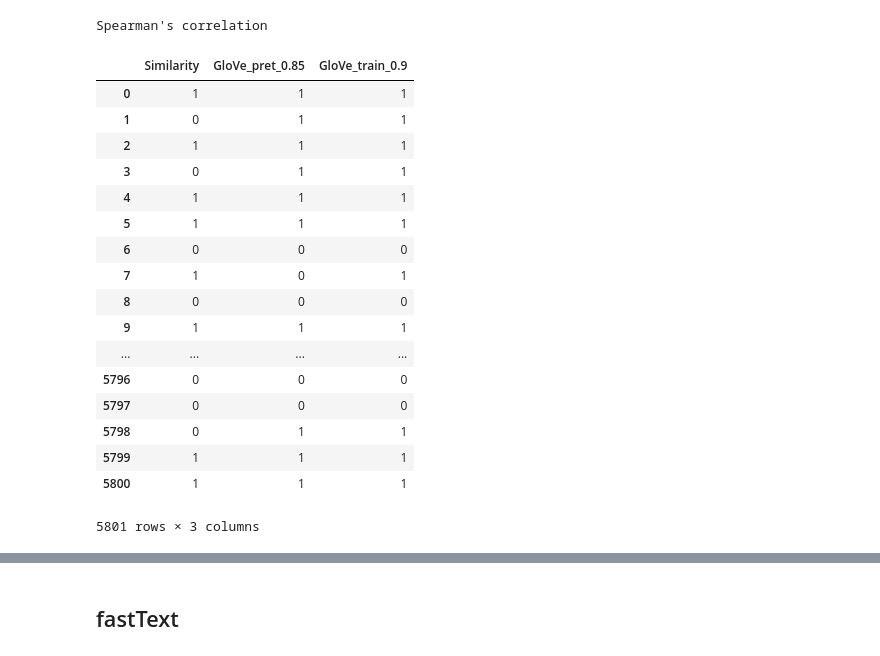
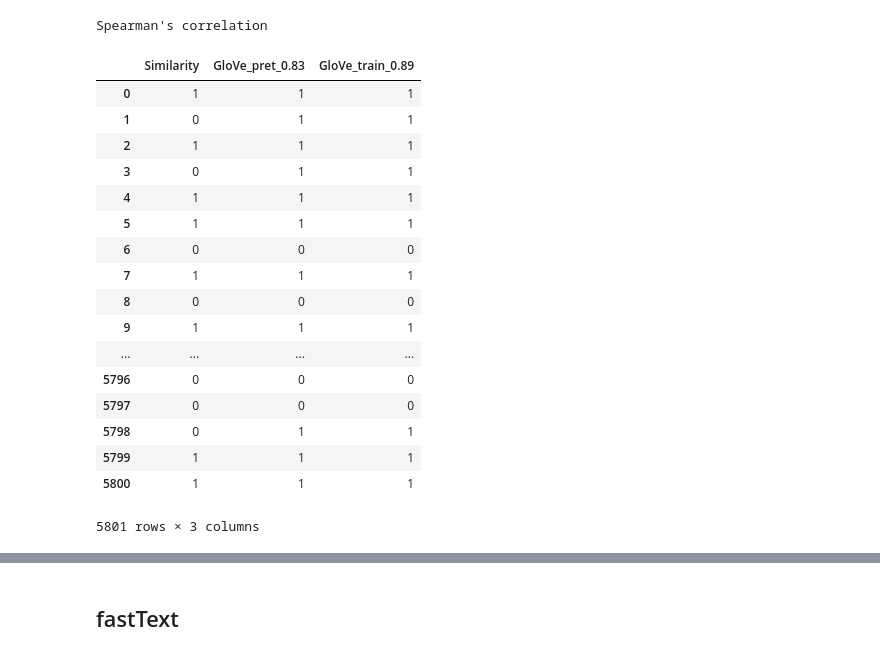
Before and after one commit to mar00nie/NLP-Text-Similarity, a Jupyter notebook: Text_Analysis.ipynb, the cells around one changed output, grey strips where cells are left out. Drawn from its saved outputs; the diff is of its cells as text; code cells hidden in the pictures.

```diff
--- a/Text_Analysis.ipynb
+++ b/Text_Analysis.ipynb
@@ -1263,14 +1266,14 @@ Spearman's correlation
 # %%
 # Convert scores to binary
 
-msr_glpret_binscores = convert_scores_to_binary(msr_glpret_scores, 0.85)
+msr_glpret_binscores = convert_scores_to_binary(msr_glpret_scores, 0.83)
 #msr_glspacy_binscores = convert_scores_to_binary(msr_glspacy_scores, 0.7)
-msr_gltrain_binscores = convert_scores_to_binary(msr_gltrain_scores, 0.9)
+msr_gltrain_binscores = convert_scores_to_binary(msr_gltrain_scores, 0.89)
 # %%
-df_msr_glv = pd.DataFrame({'Similarity': msr_scores, 'GloVe_pret_0.85': msr_glpret_binscores, 'GloVe_train_0.9': msr_gltrain_binscores})
+df_msr_glv = pd.DataFrame({'Similarity': msr_scores, 'GloVe_pret_0.83': msr_glpret_binscores, 'GloVe_train_0.89': msr_gltrain_binscores})
 df_msr_glv
 # %% [output]
-|  | Similarity | GloVe_pret_0.85 | GloVe_train_0.9 |
+|  | Similarity | GloVe_pret_0.83 | GloVe_train_0.89 |
 | 0 | 1 | 1 | 1 |
 | 1 | 0 | 1 | 1 |
 | 2 | 1 | 1 | 1 |
@@ -1278,7 +1281,7 @@ df_msr_glv
 | 4 | 1 | 1 | 1 |
 | 5 | 1 | 1 | 1 |
 | 6 | 0 | 0 | 0 |
-| 7 | 1 | 0 | 1 |
+| 7 | 1 | 1 | 1 |
 | 8 | 0 | 0 | 0 |
 | 9 | 1 | 1 | 1 |
 | ... | ... | ... | ... |
```
Also changed, not shown: parts of 28 cells of this notebook.
